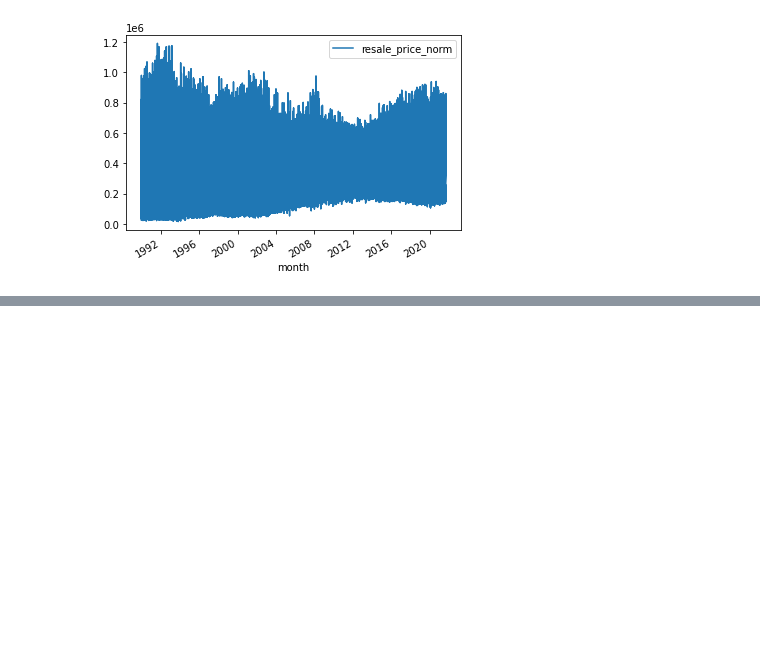
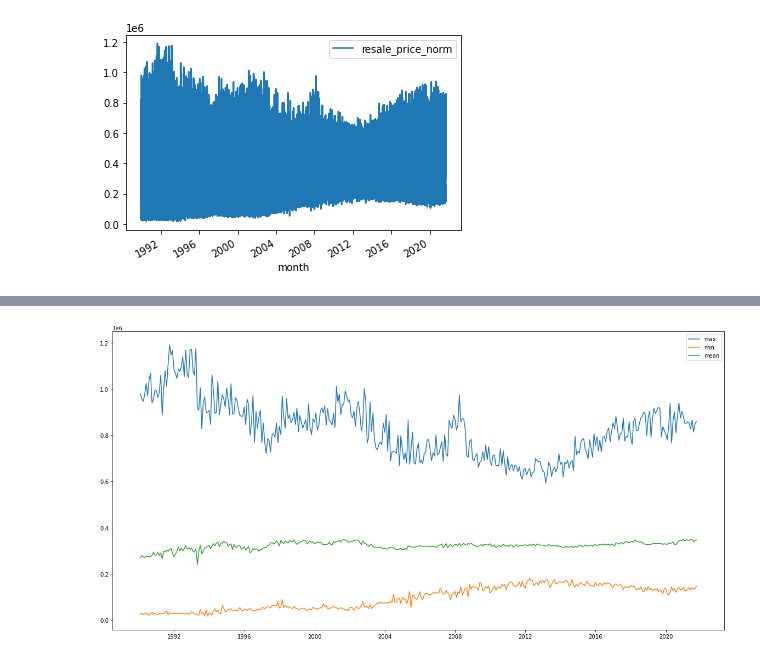
Before and after one commit to mcmanus-git/Singapore-HDB, a Jupyter notebook: michael/EDA/hpi_normalization_eda.ipynb, the cells around one changed output, grey strips where cells are left out. Saved outputs shown, nothing was run; the diff lists cells and outputs as text; code cells hidden in the pictures; blank space fills up the shorter version.

```diff
--- a/michael/EDA/hpi_normalization_eda.ipynb
+++ b/michael/EDA/hpi_normalization_eda.ipynb
@@ -159,0 +170,14 @@ rsp.plot(x='month', y='resale_price_norm')
+# %%
+mx = rsp.set_index('month').resample('1M')['resale_price_norm'].max()
+mnm = rsp.set_index('month').resample('1M')['resale_price_norm'].min()
+mn = rsp.set_index('month').resample('1M')['resale_price_norm'].mean()
+# %%
+import matplotlib.pyplot as plt
+plt.figure(figsize=(20, 10))
+plt.plot('month', 'resale_price_norm', data=mx.reset_index(), label='max')
+plt.plot('month', 'resale_price_norm', data=mnm.reset_index(), label='min')
+plt.plot('month', 'resale_price_norm', data=mn.reset_index(), label='mean')
+plt.legend()
+plt.show();
+# %% [output]
+[figure, added]
```
Also changed, not shown: parts of 3 cells of this notebook.
